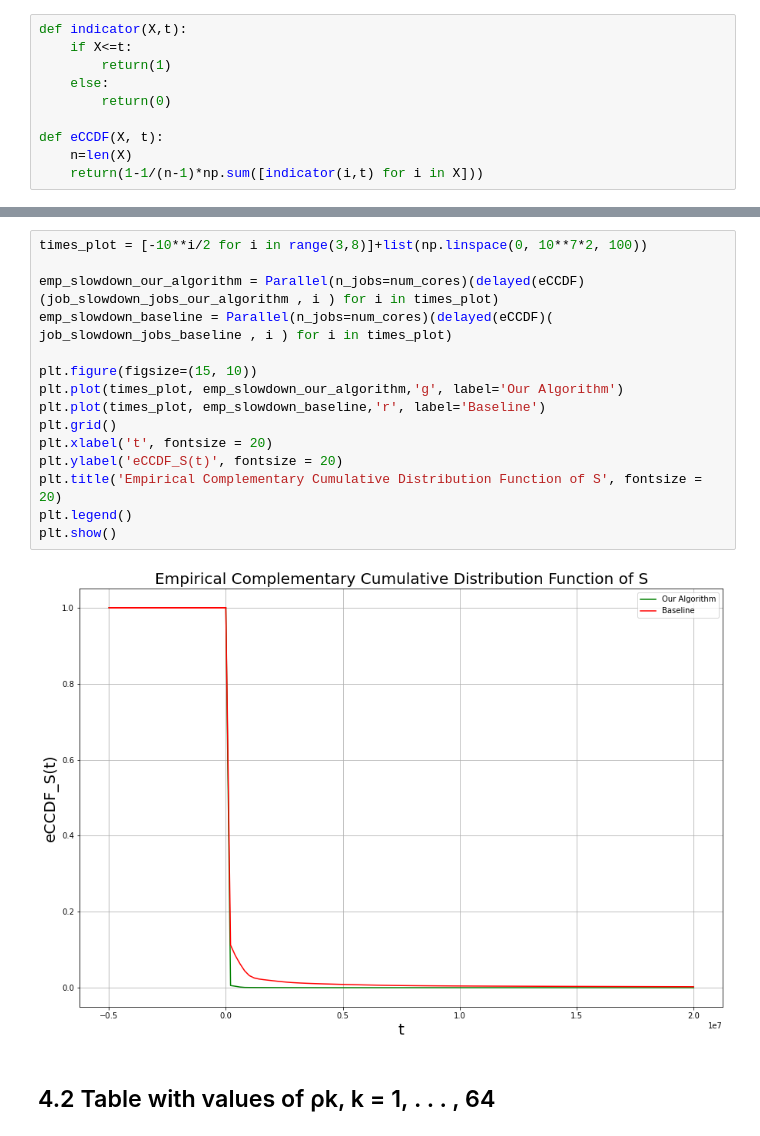
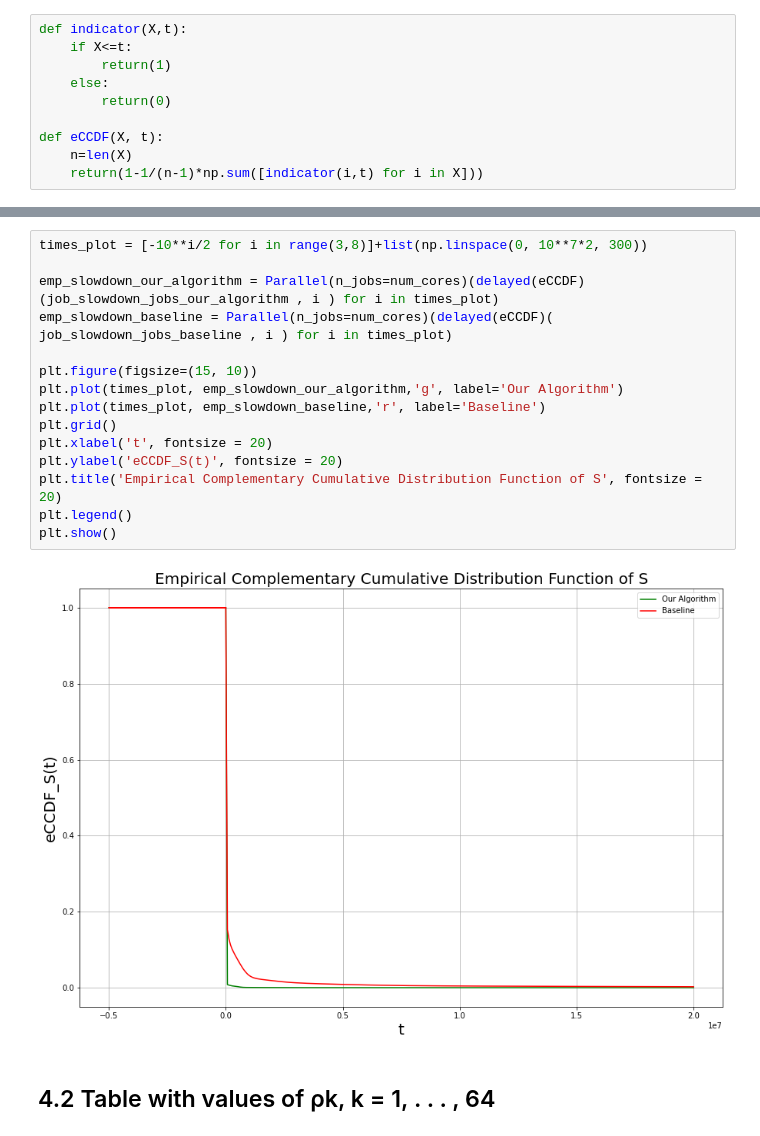
Before and after one commit to maryyyyna/Networking-for-Big-Data-and-Laboratory, a Jupyter notebook: CH2_DataCenter.ipynb, the cells around one changed output, grey strips where cells are left out. Saved outputs shown, nothing was run; the diff lists cells and outputs as text.

```diff
--- a/CH2_DataCenter.ipynb
+++ b/CH2_DataCenter.ipynb
@@ -492,20 +492,20 @@ plt.show()
 # %%
-times_plot = [-10**i/2 for i in range(3,8)]+list(np.linspace(0, 10**7*2, 100))
+times_plot = [-10**i/2 for i in range(3,8)]+list(np.linspace(0, 10**7*2, 300))
 
 emp_slowdown_our_algorithm = Parallel(n_jobs=num_cores)(delayed(eCCDF)(job_slowdown_jobs_our_algorithm , i ) for i in times_plot)
 emp_slowdown_baseline = Parallel(n_jobs=num_cores)(delayed(eCCDF)( job_slowdown_jobs_baseline , i ) for i in times_plot)
 
 plt.figure(figsize=(15, 10))
 plt.plot(times_plot, emp_slowdown_our_algorithm,'g', label='Our Algorithm')
 plt.plot(times_plot, emp_slowdown_baseline,'r', label='Baseline')
 plt.grid()
 plt.xlabel('t', fontsize = 20)
 plt.ylabel('eCCDF_S(t)', fontsize = 20)
 plt.title('Empirical Complementary Cumulative Distribution Function of S', fontsize = 20)
 plt.legend()
 plt.show()
 # %% [output]
-[figure, old version]
+[figure, new version]
 # %% [markdown]
 ## 4.2 Table with values of ρk, k = 1, . . . , 64
 # %%
```
Also changed, not shown: parts of 1 cell of this notebook.
